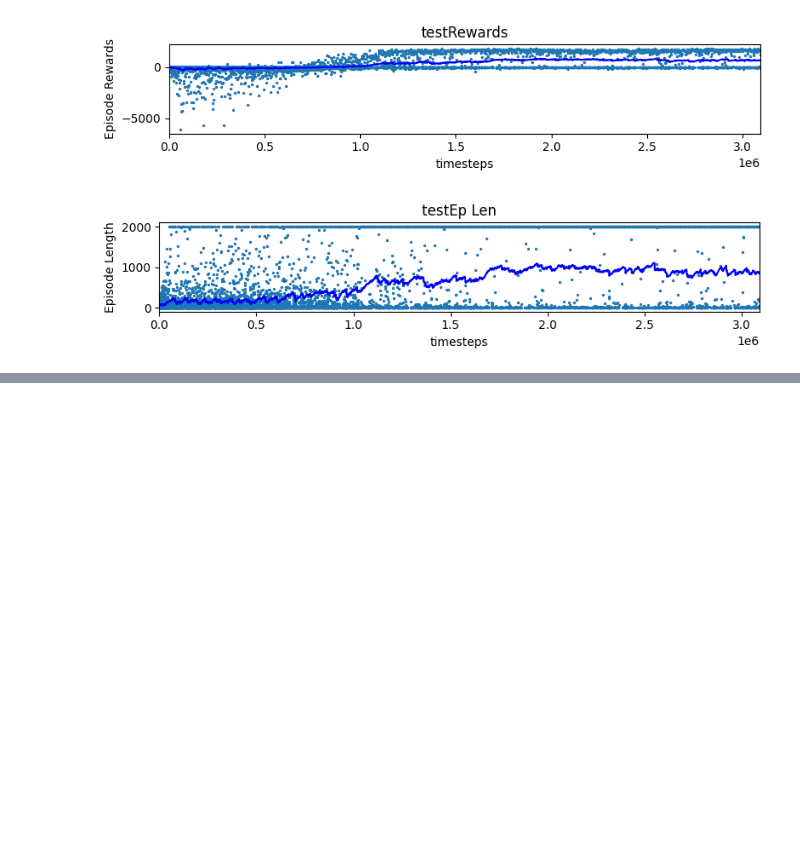
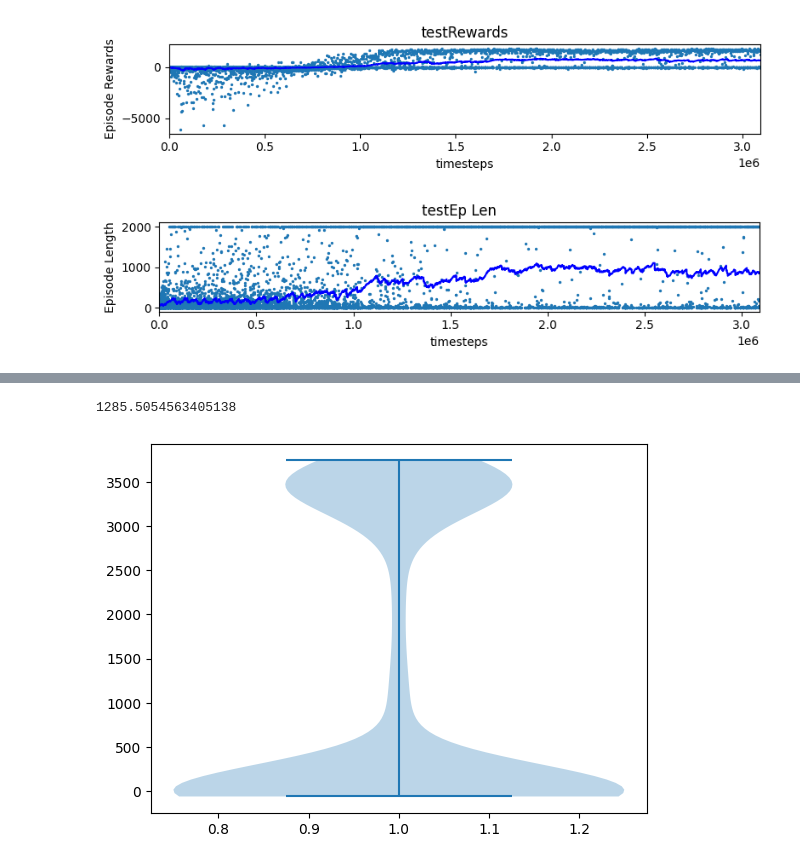
Before and after one commit to JarekJurek/quadruped_project, a Jupyter notebook: results_inspection.ipynb, the cells around one changed output, grey strips where cells are left out. Saved outputs shown, nothing was run; the diff lists cells and outputs as text; code cells hidden in the pictures; blank space fills up the shorter version.

```diff
--- a/results_inspection.ipynb
+++ b/results_inspection.ipynb
@@ -92,0 +89,5 @@ analyse_output(episode_xy_list)
+# %%
+analyse_output(rewards_xy_list)
+# %% [output]
+1285.5054563405138
+[figure, added]
```
Also changed, not shown: parts of 10 cells of this notebook.
